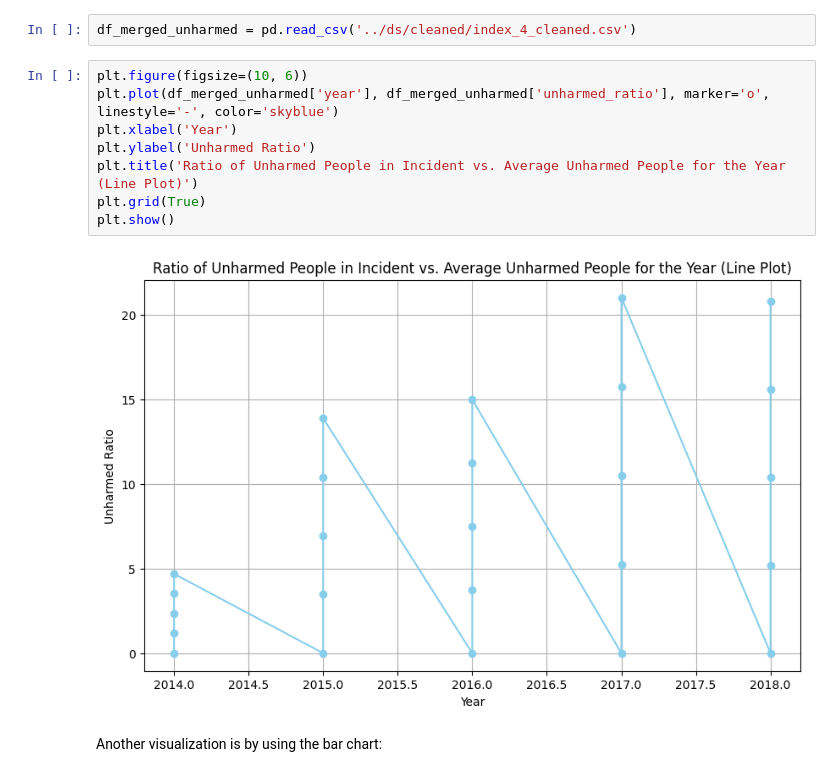
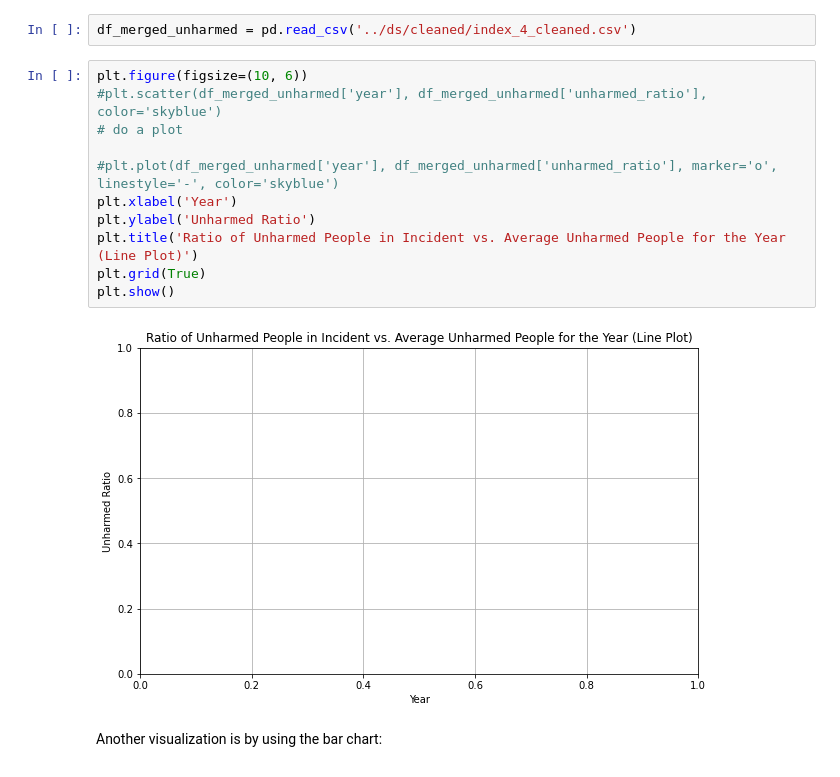
Before and after one commit to TheDarkPyotr/DataMining2023, a Jupyter notebook: source/Task1_Data_Preparation_Indexes.ipynb, the cells around one changed output. Saved outputs shown, nothing was run; the diff lists cells and outputs as text.

```diff
--- a/source/Task1_Data_Preparation_Indexes.ipynb
+++ b/source/Task1_Data_Preparation_Indexes.ipynb
@@ -291,14 +291,17 @@ We save the result and retrieve the aggregated dataset from the file `index_4_cl
 df_merged_unharmed = pd.read_csv('../ds/cleaned/index_4_cleaned.csv')
 # %%
 plt.figure(figsize=(10, 6))
-plt.plot(df_merged_unharmed['year'], df_merged_unharmed['unharmed_ratio'], marker='o', linestyle='-', color='skyblue')
+#plt.scatter(df_merged_unharmed['year'], df_merged_unharmed['unharmed_ratio'], color='skyblue')
+# do a plot
+
+#plt.plot(df_merged_unharmed['year'], df_merged_unharmed['unharmed_ratio'], marker='o', linestyle='-', color='skyblue')
 plt.xlabel('Year')
 plt.ylabel('Unharmed Ratio')
 plt.title('Ratio of Unharmed People in Incident vs. Average Unharmed People for the Year (Line Plot)')
 plt.grid(True)
 plt.show()
 # %% [output]
-[figure, old version]
+[figure, new version]
 # %% [markdown]
 Another visualization is by using the bar chart:
 # %%
```
Also changed, not shown: parts of 7 cells of this notebook.
